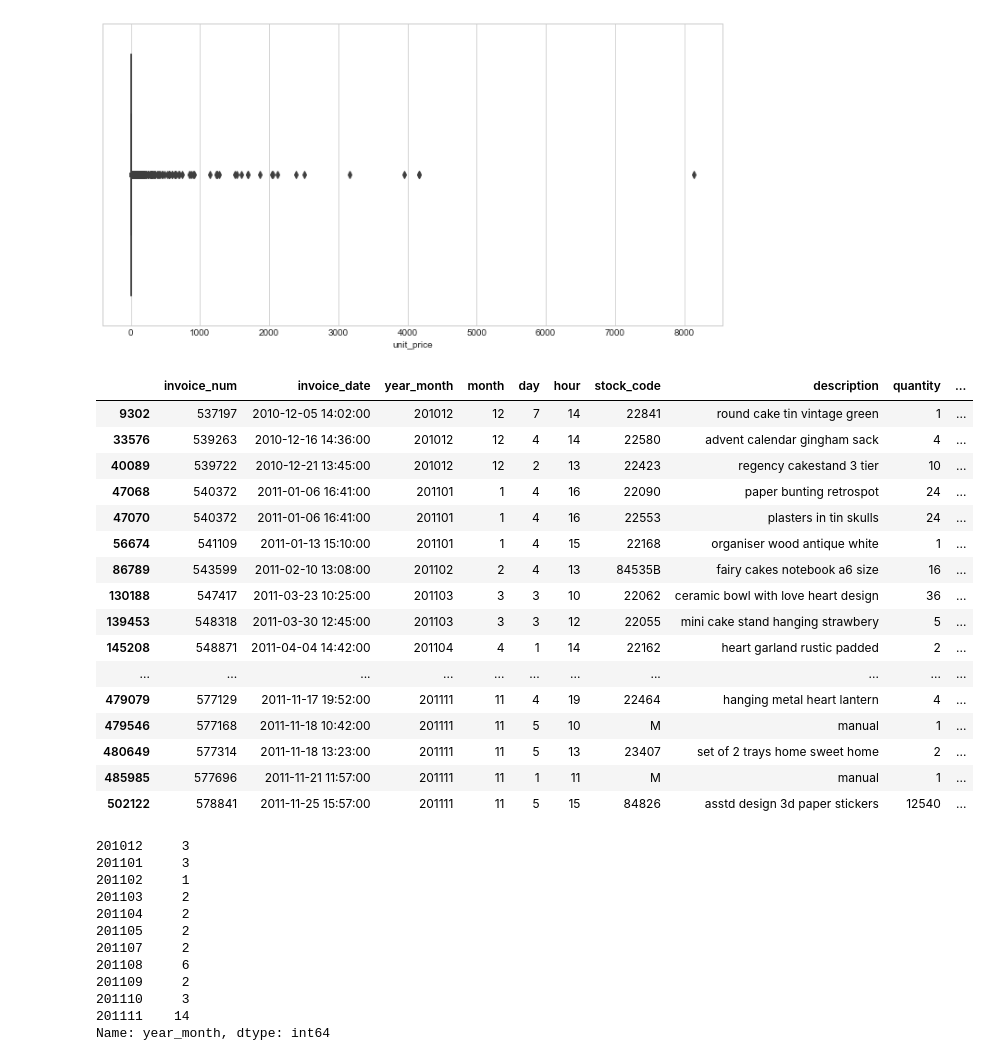
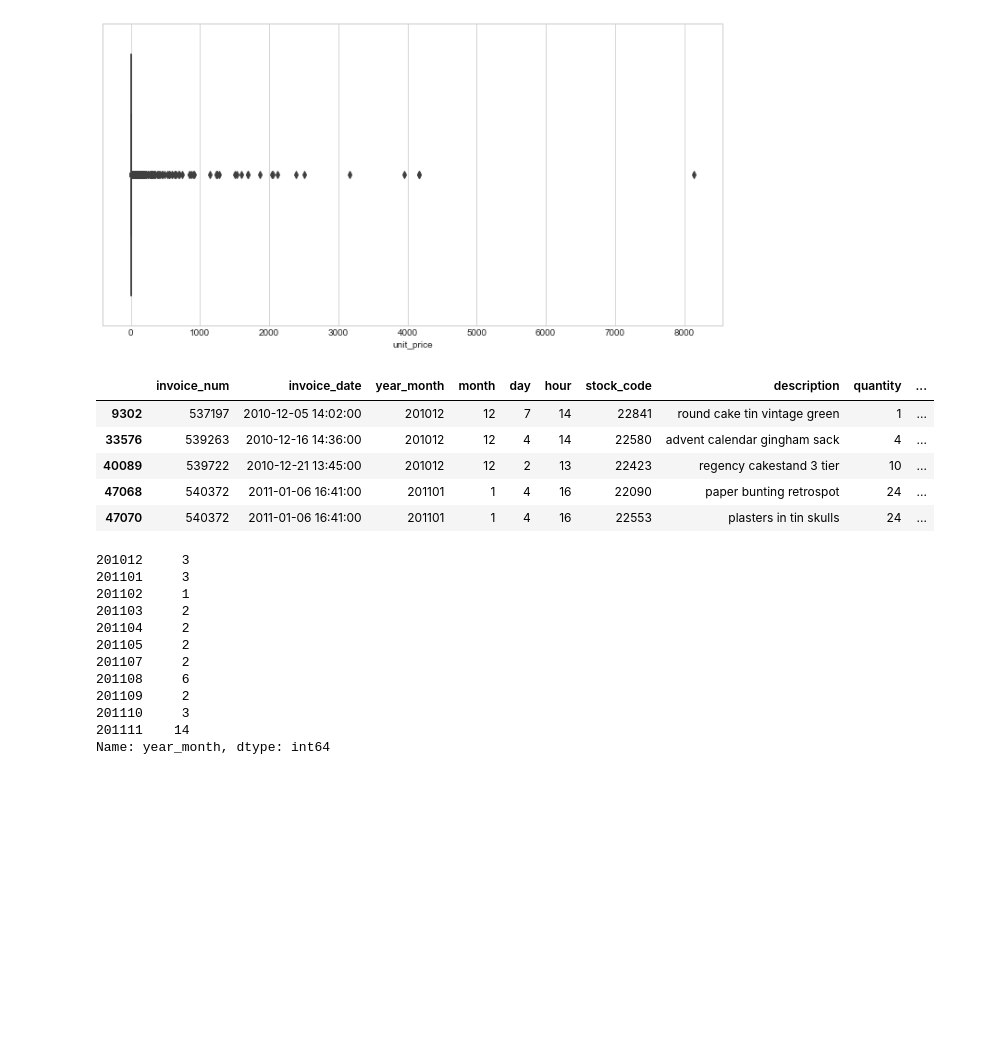
Before and after one commit to admond1994/E-Commerce-Data-EDA, a Jupyter notebook: E-Commerce Data (EDA).ipynb, the cells around one changed output. Drawn from its saved outputs; the diff is of its cells as text; code cells hidden in the pictures; blank space fills up the shorter version.

```diff
--- a/E-Commerce Data (EDA).ipynb
+++ b/E-Commerce Data (EDA).ipynb
@@ -438,25 +427,14 @@ plt.show()
 # %%
 df_free = df_new[df_new.unit_price == 0]
 # %%
-df_free
+df_free.head()
 # %% [output]
 |  | invoice_num | invoice_date | year_month | month | day | hour | stock_code | description | quantity | ... |
 | 9302 | 537197 | 2010-12-05 14:02:00 | 201012 | 12 | 7 | 14 | 22841 | round cake tin vintage green | 1 | ... |
 | 33576 | 539263 | 2010-12-16 14:36:00 | 201012 | 12 | 4 | 14 | 22580 | advent calendar gingham sack | 4 | ... |
 | 40089 | 539722 | 2010-12-21 13:45:00 | 201012 | 12 | 2 | 13 | 22423 | regency cakestand 3 tier | 10 | ... |
 | 47068 | 540372 | 2011-01-06 16:41:00 | 201101 | 1 | 4 | 16 | 22090 | paper bunting retrospot | 24 | ... |
 | 47070 | 540372 | 2011-01-06 16:41:00 | 201101 | 1 | 4 | 16 | 22553 | plasters in tin skulls | 24 | ... |
-| 56674 | 541109 | 2011-01-13 15:10:00 | 201101 | 1 | 4 | 15 | 22168 | organiser wood antique white | 1 | ... |
-| 86789 | 543599 | 2011-02-10 13:08:00 | 201102 | 2 | 4 | 13 | 84535B | fairy cakes notebook a6 size | 16 | ... |
-| 130188 | 547417 | 2011-03-23 10:25:00 | 201103 | 3 | 3 | 10 | 22062 | ceramic bowl with love heart design | 36 | ... |
-| 139453 | 548318 | 2011-03-30 12:45:00 | 201103 | 3 | 3 | 12 | 22055 | mini cake stand hanging strawbery | 5 | ... |
-| 145208 | 548871 | 2011-04-04 14:42:00 | 201104 | 4 | 1 | 14 | 22162 | heart garland rustic padded | 2 | ... |
-| ... | ... | ... | ... | ... | ... | ... | ... | ... | ... | ... |
-| 479079 | 577129 | 2011-11-17 19:52:00 | 201111 | 11 | 4 | 19 | 22464 | hanging metal heart lantern | 4 | ... |
-| 479546 | 577168 | 2011-11-18 10:42:00 | 201111 | 11 | 5 | 10 | M | manual | 1 | ... |
-| 480649 | 577314 | 2011-11-18 13:23:00 | 201111 | 11 | 5 | 13 | 23407 | set of 2 trays home sweet home | 2 | ... |
-| 485985 | 577696 | 2011-11-21 11:57:00 | 201111 | 11 | 1 | 11 | M | manual | 1 | ... |
-| 502122 | 578841 | 2011-11-25 15:57:00 | 201111 | 11 | 5 | 15 | 84826 | asstd design 3d paper stickers | 12540 | ... |
 # %%
 df_free.year_month.value_counts().sort_index()
 # %% [output]
```
Also changed, not shown: parts of 1 cell of this notebook.
